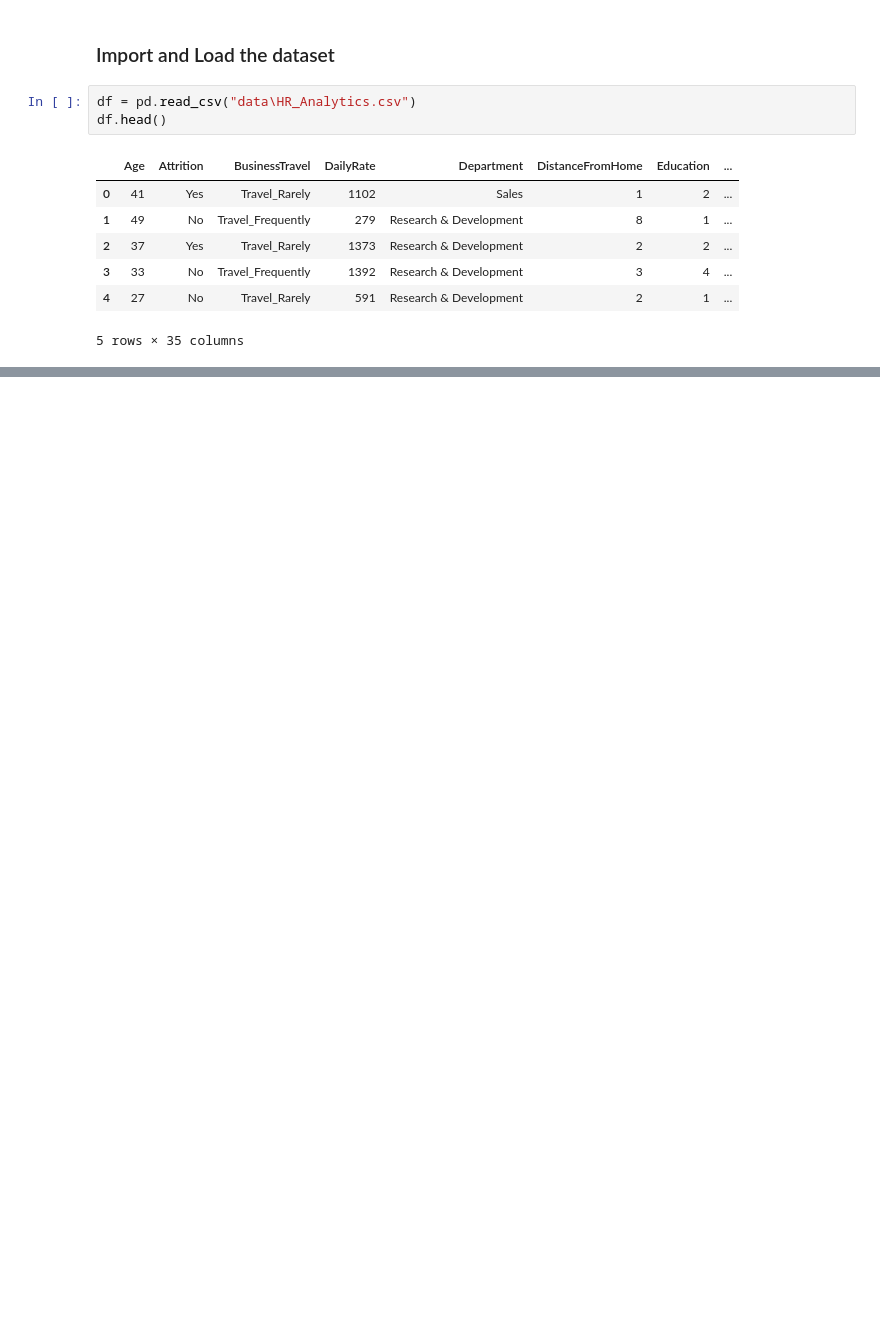
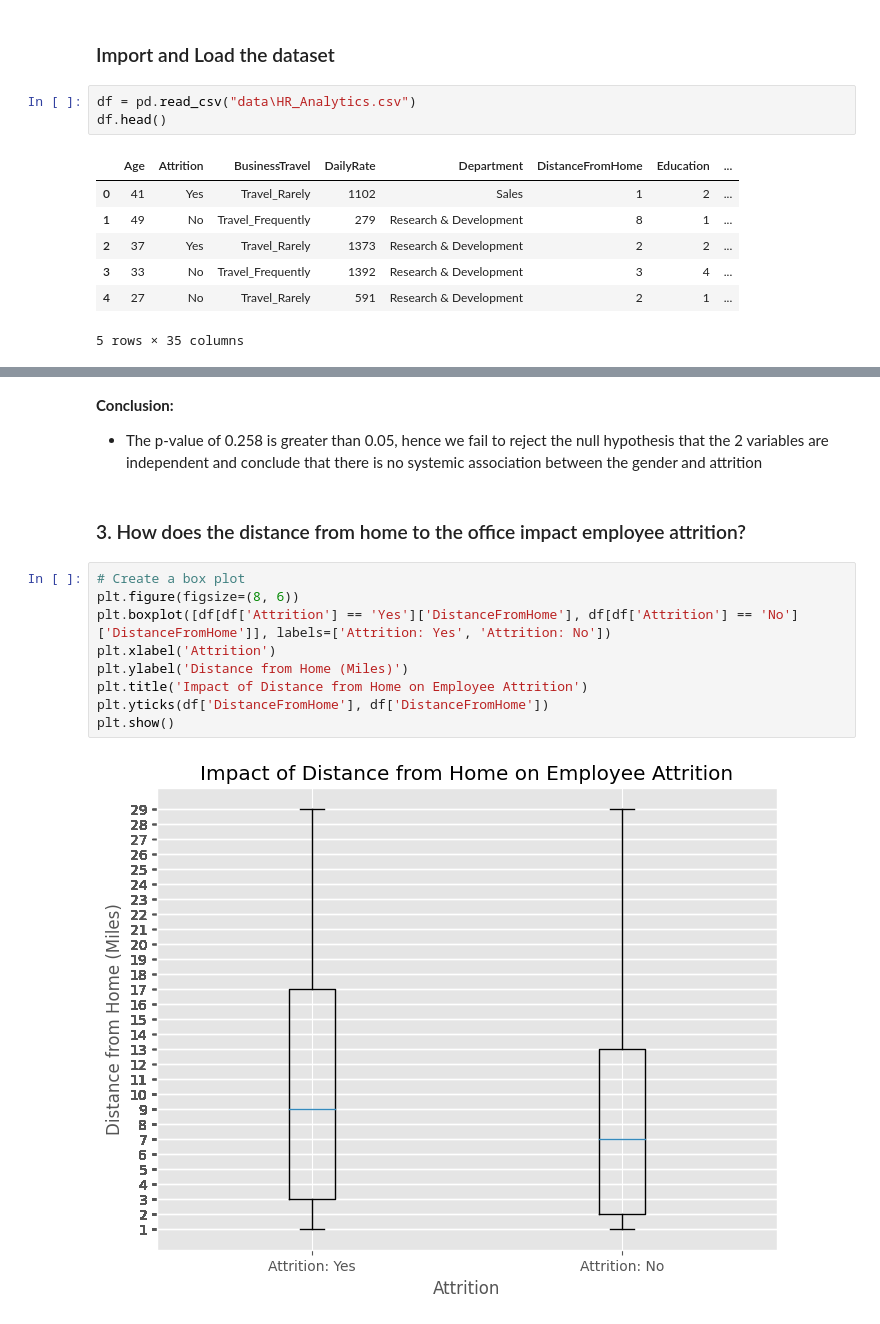
Before and after one commit to Imokut/SVM, a Jupyter notebook: main.ipynb, the cells around one changed output, grey strips where cells are left out. Cells and saved outputs as stored; diff of their text form; blank space fills up the shorter version.

```diff
--- a/main.ipynb
+++ b/main.ipynb
@@ -159,0 +272,16 @@ Other questions should follow here
+# %% [markdown]
+**Conclusion:**
+- The p-value of 0.258 is greater than 0.05, hence we fail to reject the null hypothesis that the 2 variables are independent and conclude that there is no systemic association between the gender and attrition
+# %% [markdown]
+### 3. How does the distance from home to the office impact employee attrition?
+# %%
+# Create a box plot
+plt.figure(figsize=(8, 6))
+plt.boxplot([df[df['Attrition'] == 'Yes']['DistanceFromHome'], df[df['Attrition'] == 'No']['DistanceFromHome']], labels=['Attrition: Yes', 'Attrition: No'])
+plt.xlabel('Attrition')
+plt.ylabel('Distance from Home (Miles)')
+plt.title('Impact of Distance from Home on Employee Attrition')
+plt.yticks(df['DistanceFromHome'], df['DistanceFromHome'])
+plt.show()
+# %% [output]
+[figure, added]
```
Also changed, not shown: parts of 71 cells of this notebook.
